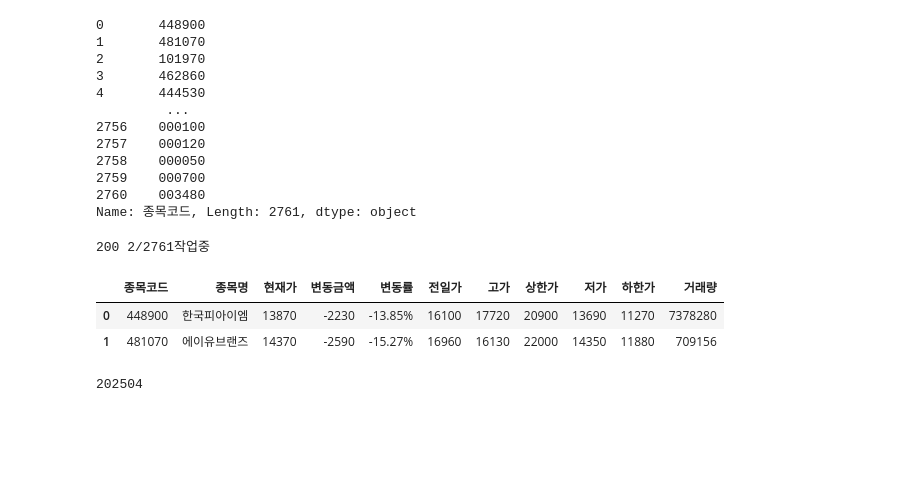
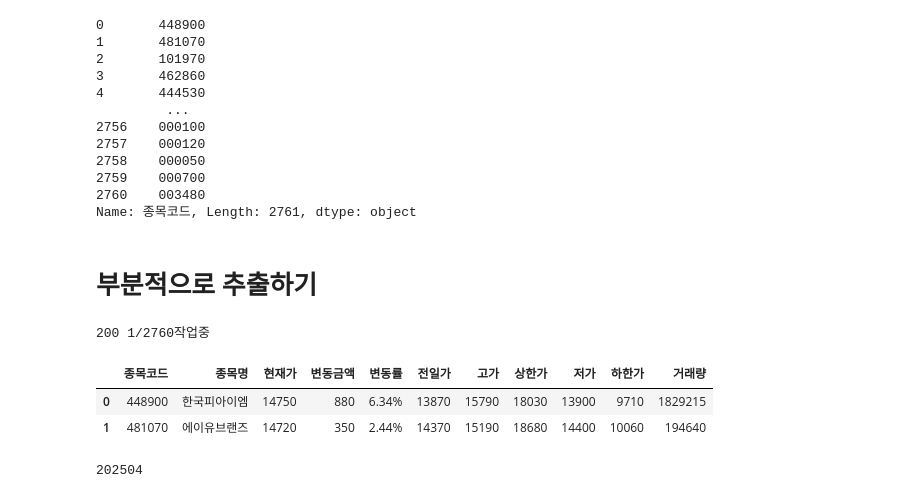
Before and after one commit to Peter-BoBo/fintech, a Jupyter notebook: 04data_scraping/07DB에서_상장기업정보_불러와서_네이버증권에서_주가자료_수집하기.ipynb, the cells around one changed output. Cells and saved outputs as stored; diff of their text form; code cells hidden in the pictures; blank space fills up the shorter version.

```diff
--- a/04data_scraping/07DB에서_상장기업정보_불러와서_네이버증권에서_주가자료_수집하기.ipynb
+++ b/04data_scraping/07DB에서_상장기업정보_불러와서_네이버증권에서_주가자료_수집하기.ipynb
@@ -590,7 +632,7 @@ change = soup.select_one("dl.blind > dd:nth-child(5)").text.split(" ")[3:5]
 change = -int(change[1].replace(",", "").replace("\n", "")) if change[0] == "하락" else int(change[1].replace(",", "").replace("\n", ""))
 # 변동율
 percent = "".join(soup.select_one("dl.blind > dd:nth-child(5)").text.split(" ")[16:30])
-percent = percent.replace("마이너스", "-").replace("퍼센트", "%").replace("\n", "")
+percent = percent.replace("마이너스", "-").replace("퍼센트", "%").replace("\n", "").replace("플러스", "")
 # 전일가
 yester_price = int(soup.select_one("dl.blind > dd:nth-child(6)").text[4:].replace(",", ""))
 # 고가
@@ -604,7 +646,7 @@ bottom = int(soup.select_one("dl.blind > dd:nth-child(11)").text[4:].replace(","
 # 거래량
 volume = int(soup.select_one("dl.blind > dd:nth-child(12)").text[4:].replace(",", ""))
 
-
+# 괄호를 안치고 변수명만 입력해도 튜플로 완성된다.
 result = (code, stock_name, today_price, change, percent, yester_price, hi, top, low, bottom, volume)
 print (result)
 # %% [output]
@@ -624,6 +666,8 @@ stock_code
 2759    000700
 2760    003480
 Name: 종목코드, Length: 2761, dtype: object
+# %% [markdown]
+# 부분적으로 추출하기
 # %%
 import requests
 import time
@@ -632,10 +676,9 @@ from bs4 import BeautifulSoup as bs
 # %%
 final_result = []
 for idx, code in enumerate(stock_code[:2]):
-    url = "https://finance.naver.com/item/main.naver?"
-    payload = dict(code=code)
-    r = requests.get(url, params=payload)
-    print(r.status_code, f"{idx+1}/{len(stock_code)}작업중", end="\r")
+    url = f"https://finance.naver.com/item/main.naver?code={code}"
+    r = requests.get(url)
+    print(r.status_code, f"{idx}/{len(stock_code)-1}작업중", end="\r")
     soup = bs(r.content, "lxml")
 
     # 종목명
@@ -643,37 +686,37 @@ for idx, code in enumerate(stock_code[:2]):
     # 현재가
     today_price = int(soup.select_one("dl.blind > dd:nth-child(5)").text.split(" ")[1].replace(",", ""))
     # 변동금액
     change = soup.select_one("dl.blind > dd:nth-child(5)").text.split(" ")[3:5]
     change = -int(change[1].replace(",", "").replace("\n", "")) if change[0] == "하락" else int(change[1].replace(",", "").replace("\n", ""))
     # 변동율
     percent = "".join(soup.select_one("dl.blind > dd:nth-child(5)").text.split(" ")[16:30])
-    percent = percent.replace("마이너스", "-").replace("퍼센트", "%").replace("\n", "")
+    percent = percent.replace("마이너스", "-").replace("퍼센트", "%").replace("\n", "").replace("플러스", "")
     # 전일가
     yester_price = int(soup.select_one("dl.blind > dd:nth-child(6)").text[4:].replace(",", ""))
     # 고가
     hi = int(soup.select_one("dl.blind > dd:nth-child(8)").text[3:].replace(",", ""))
     # 상한가
     top = int(soup.select_one("dl.blind > dd:nth-child(9)").text[4:].replace(",", ""))
     # 저가
     low = int(soup.select_one("dl.blind > dd:nth-child(10)").text[3:].replace(",", ""))
     # 하한가
     bottom = int(soup.select_one("dl.blind > dd:nth-child(11)").text[4:].replace(",", ""))
     # 거래량
     volume = int(soup.select_one("dl.blind > dd:nth-child(12)").text[4:].replace(",", ""))
 
 
     result = (code, stock_name, today_price, change, percent, yester_price, hi, top, low, bottom, volume)
     final_result.append(result)
     time.sleep(5)
 
 columns = ["종목코드", "종목명", "현재가", "변동금액", "변동률", "전일가", "고가", "상한가", "저가", "하한가", "거래량" ]
 df = pd.DataFrame(final_result, columns=columns)
 df
 # %% [output]
-200 2/2761작업중
+200 1/2760작업중
 |  | 종목코드 | 종목명 | 현재가 | 변동금액 | 변동률 | 전일가 | 고가 | 상한가 | 저가 | 하한가 | 거래량 |
-| 0 | 448900 | 한국피아이엠 | 13870 | -2230 | -13.85% | 16100 | 17720 | 20900 | 13690 | 11270 | 7378280 |
-| 1 | 481070 | 에이유브랜즈 | 14370 | -2590 | -15.27% | 16960 | 16130 | 22000 | 14350 | 11880 | 709156 |
+| 0 | 448900 | 한국피아이엠 | 14750 | 880 | 6.34% | 13870 | 15790 | 18030 | 13900 | 9710 | 1829215 |
+| 1 | 481070 | 에이유브랜즈 | 14720 | 350 | 2.44% | 14370 | 15190 | 18680 | 14400 | 10060 | 194640 |
 # %%
 from datetime import datetime
 today = datetime.today()
```
Also changed, not shown: parts of 30 cells of this notebook, 9 other files.
